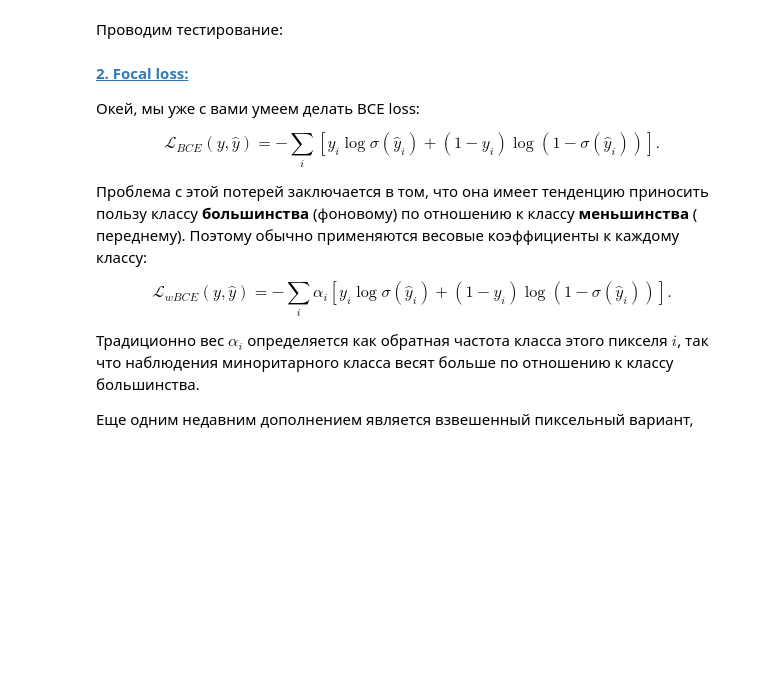
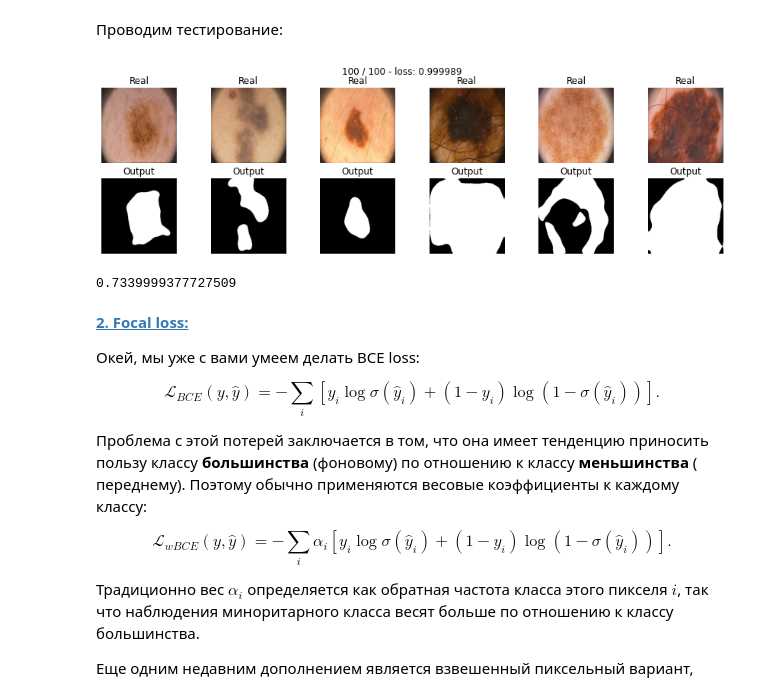
Before and after one commit to karinakvanchiani/deep_learning_school_part1, a Jupyter notebook: homework_8_semantic_segmentation.ipynb, the cells around one changed output. Saved outputs shown, nothing was run; the diff lists cells and outputs as text; code cells hidden in the pictures; blank space fills up the shorter version.

```diff
--- a/homework_8_semantic_segmentation.ipynb
+++ b/homework_8_semantic_segmentation.ipynb
@@ -337,15 +410,22 @@ $$\mathcal L_D(X,Y) = 1-\frac{1}{256 \times 256} \times \sum_i\frac{2X_iY_i}{X_i
 //  Не забудьте подумать о численной нестабильности.
 # %%
 def dice_loss(y_real, y_pred):
-    num =
-    den =
-    res =
+    y_pred = torch.sigmoid(y_pred)
+    num = torch.sum((2 * y_pred * y_real))
+    den = torch.sum((y_pred + y_real))
+    res = 1 - torch.mean((num + 1) / (den + 1)) / (256 * 256)
     return res
 # %% [markdown]
 Проводим тестирование:
 # %%
-model_dice = SegNet().to(device)
+torch.manual_seed(seed)
+torch.cuda.manual_seed(seed)
+torch.backends.cudnn.deterministic = True
 
-max_epochs = 40
-optimaizer = optim.Adam(model_dice.parameters())
-train(model_dice, optimaizer, dice_loss, max_epochs, data_tr, data_val)
+segnet_dice = SegNet().to(device)
+
+max_epochs = 100
+optimaizer = torch.optim.Adam(segnet_dice.parameters())
+segnet_dice_val_losses, segnet_dice_test_losses, segnet_dice_val_scores, segnet_dice_test_scores = train(segnet_dice, optimaizer, dice_loss, max_epochs, data_tr, data_val, data_ts, iou_pytorch)
+# %% [output]
+[figure, added]
@@ -354,3 +432,8 @@ score_model(model_dice, iou_pytorch, data_val)
+# %%
+segnet_dice_score = score_model(segnet_dice, iou_pytorch, data_val)
+segnet_dice_score
+# %% [output]
+0.7339999377727509
 # %% [markdown]
 [**2. Focal loss:**](https://arxiv.org/pdf/1708.02002.pdf)
 
```
Also changed, not shown: parts of 59 cells of this notebook, 5 other files.
